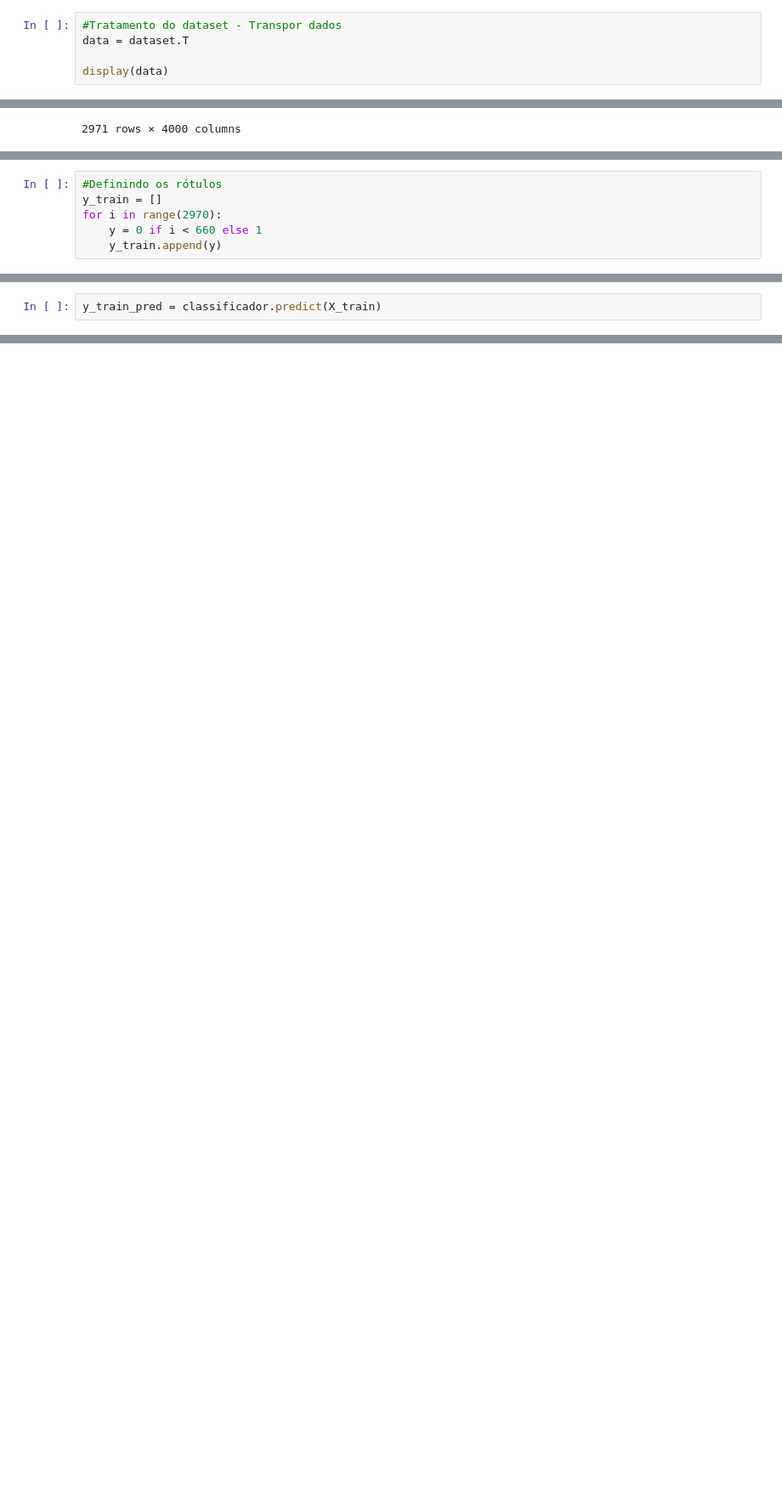
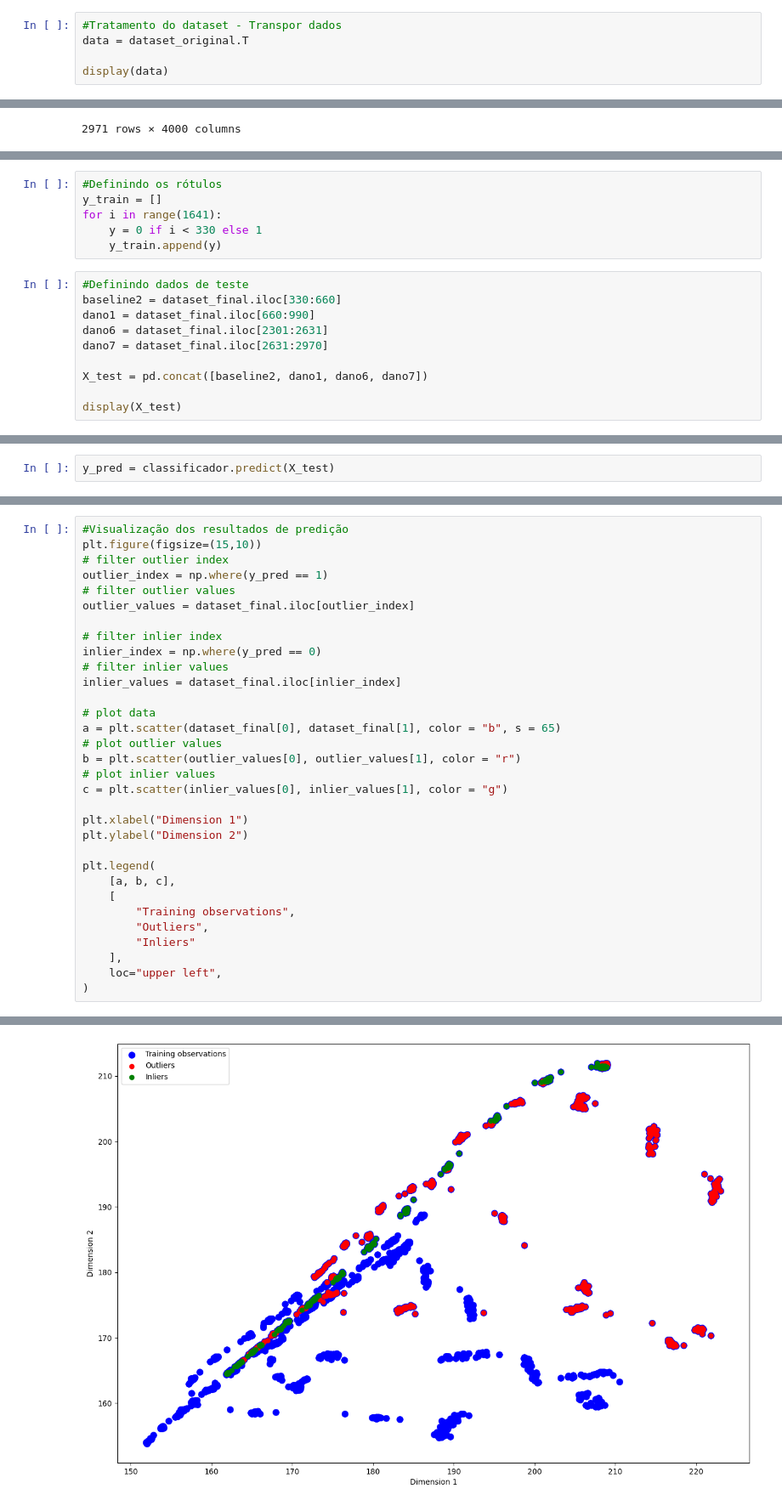
Before and after one commit to AlxDev-hub/Deteccao-de-anomalia-utilizando-RegressaoLogistica, a Jupyter notebook: Aplicacao_RL_PZT.ipynb, the cells around one changed output, grey strips where cells are left out. Shown: that part at 85% size. Cells and saved outputs as stored; diff of their text form; blank space fills up the shorter version.

```diff
--- a/Aplicacao_RL_PZT.ipynb
+++ b/Aplicacao_RL_PZT.ipynb
@@ -27,7 +27,7 @@ display(dataset)
 4000 rows × 2971 columns
 # %%
 #Tratamento do dataset - Transpor dados
-data = dataset.T
+data = dataset_original.T
 
 display(data)
 # %% [output]
@@ -66,6 +91,16 @@ display(X_train)
 # %%
 #Definindo os rótulos
 y_train = []
-for i in range(2970):
-    y = 0 if i < 660 else 1
+for i in range(1641):
+    y = 0 if i < 330 else 1
     y_train.append(y)
+# %%
+#Definindo dados de teste
+baseline2 = dataset_final.iloc[330:660]
+dano1 = dataset_final.iloc[660:990]
+dano6 = dataset_final.iloc[2301:2631]
+dano7 = dataset_final.iloc[2631:2970]
+
+X_test = pd.concat([baseline2, dano1, dano6, dano7])
+
+display(X_test)
@@ -74,3 +123,3 @@ for i in range(2970):
 classificador = LogisticRegression(solver='newton-cg').fit(X_train, y_train)
 # %%
-y_train_pred = classificador.predict(X_train)
+y_pred = classificador.predict(X_test)
@@ -95,0 +140,33 @@ Inliers identificados:  660
+# %%
+#Visualização dos resultados de predição
+plt.figure(figsize=(15,10))
+# filter outlier index
+outlier_index = np.where(y_pred == 1)
+# filter outlier values
+outlier_values = dataset_final.iloc[outlier_index]
+
+# filter inlier index
+inlier_index = np.where(y_pred == 0)
+# filter inlier values
+inlier_values = dataset_final.iloc[inlier_index]
+
+# plot data
+a = plt.scatter(dataset_final[0], dataset_final[1], color = "b", s = 65)
+# plot outlier values
+b = plt.scatter(outlier_values[0], outlier_values[1], color = "r")
+# plot inlier values
+c = plt.scatter(inlier_values[0], inlier_values[1], color = "g")
+
+plt.xlabel("Dimension 1")
+plt.ylabel("Dimension 2")
+
+plt.legend(
+    [a, b, c],
+    [
+        "Training observations",
+        "Outliers",
+        "Inliers"
+    ],
+    loc="upper left",
+)
+# %% [output]
@@ -95,0 +174 @@ Inliers identificados:  660
+[figure, added]
```
Also changed, not shown: parts of 11 cells of this notebook.
